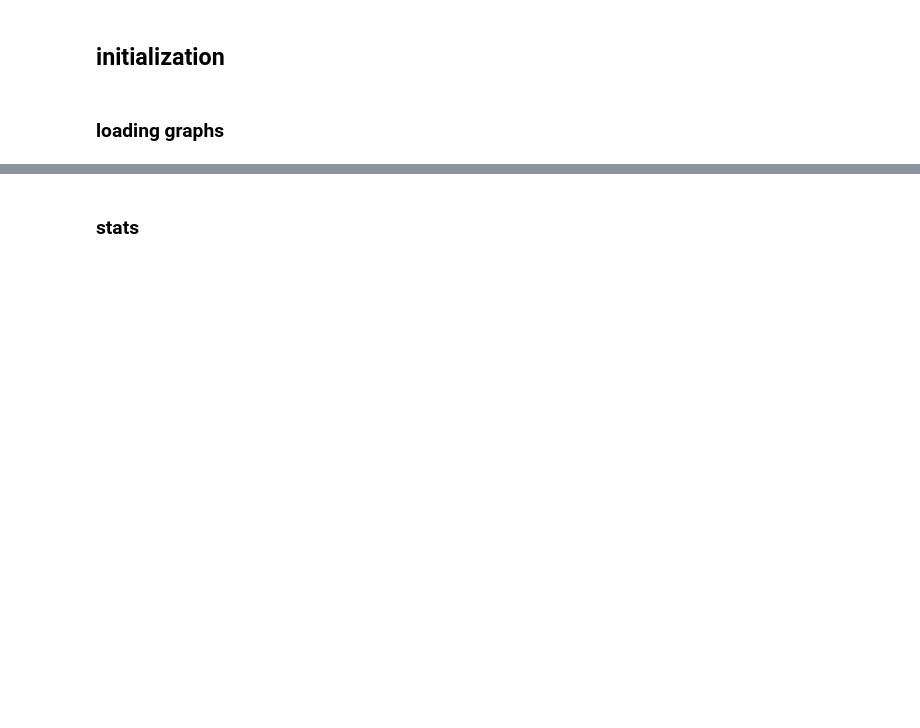
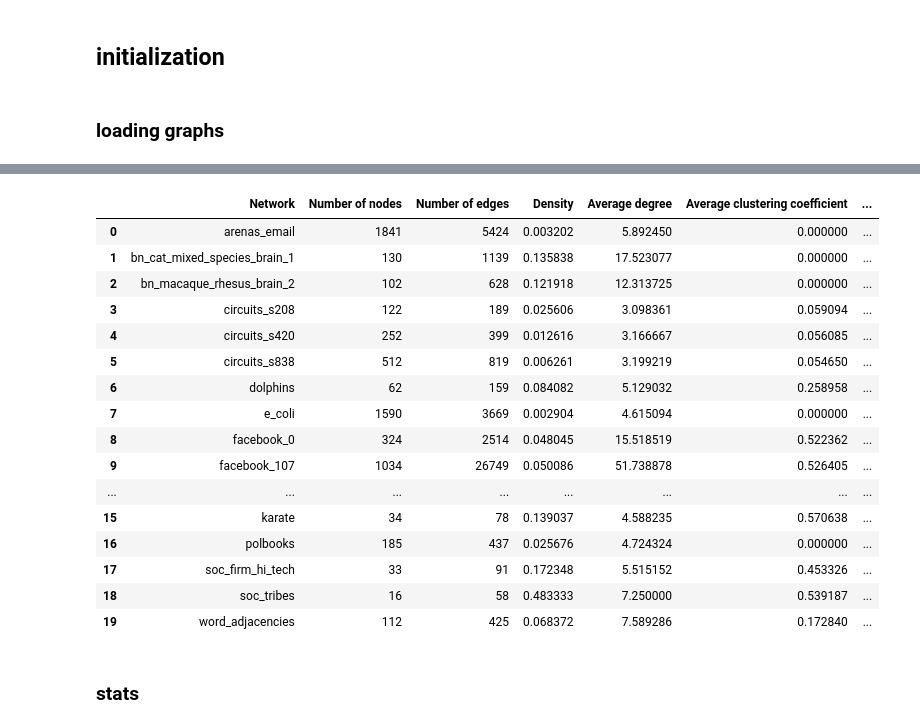
Before and after one commit to raysas/network-disintegration-attacks, a Jupyter notebook: code/real_attack.ipynb, the cells around one changed output, grey strips where cells are left out. Saved outputs shown, nothing was run; the diff lists cells and outputs as text; code cells hidden in the pictures; blank space fills up the shorter version.

```diff
--- a/code/real_attack.ipynb
+++ b/code/real_attack.ipynb
@@ -56,3 +56,40 @@ word_adjacencies_stat = {'name': 'word_adjacencies', 'node_num': word_adjacencie
 er_graph_stat = {'name': 'er_graph', 'node_num': er_graph.number_of_nodes(), 'edge_num': er_graph.number_of_edges(), 'density':nx.density(er_graph)}
 graph_stat = [arenas_email_stat, bn_cat_mixed_species_brain_1_stat, bn_macaque_rhesus_brain_2_stat, circuits_s208_stat, circuits_s420_stat, circuits_s838_stat, dolphins_stat, e_coli_stat, facebook_0_stat, facebook_107_stat, facebook_1684_stat, facebook_348_stat, facebook_414_stat, facebook_686_stat, fb_pages_food_stat, karate_stat, polbooks_stat, soc_firm_hi_tech_stat, soc_tribes_stat, word_adjacencies_stat, er_graph_stat]
 graph_stat = pd.DataFrame(graph_stat)
+# %%
+def compute_network_stats(G, network_name):
+    largest_cc = max(nx.connected_components(G), key=len)
+    largest_cc_subgraph = G.subgraph(largest_cc)
+    stats = {
+        "Network": network_name,
+        "Number of nodes": largest_cc_subgraph.number_of_nodes(),
+        "Number of edges": largest_cc_subgraph.number_of_edges(),
+        "Density": nx.density(largest_cc_subgraph),
+        "Average degree": np.mean(list(dict(largest_cc_subgraph.degree()).values())),
+        "Average clustering coefficient": nx.average_clustering(largest_cc_subgraph),
+        "Average shortest path length": nx.average_shortest_path_length(largest_cc_subgraph),
+        "Diameter": nx.diameter(largest_cc_subgraph)
+    }
+
+    return stats
+
+arenas_email_stats = compute_network_stats(arenas_email, 'arenas_email')
+bn_cat_mixed_species_brain_1_stats = compute_network_stats(bn_cat_mixed_species_brain_1, 'bn_cat_mixed_species_brain_1')
+bn_macaque_rhesus_brain_2_stats = compute_network_stats(bn_macaque_rhesus_brain_2, 'bn_macaque_rhesus_brain_2')
+circuits_s208_stats = compute_network_stats(circuits_s208, 'circuits_s208')
+circuits_s420_stats = compute_network_stats(circuits_s420, 'circuits_s420')
+circuits_s838_stats = compute_network_stats(circuits_s838, 'circuits_s838')
+dolphins_stats = compute_network_stats(dolphins, 'dolphins')
+e_coli_stats = compute_network_stats(e_coli, 'e_coli')
+facebook_0_stats = compute_network_stats(facebook_0, 'facebook_0')
+facebook_107_stats = compute_network_stats(facebook_107, 'facebook_107')
+facebook_1684_stats = compute_network_stats(facebook_1684, 'facebook_1684')
+facebook_348_stats = compute_network_stats(facebook_348, 'facebook_348')
+facebook_414_stats = compute_network_stats(facebook_414, 'facebook_414')
+facebook_686_stats = compute_network_stats(facebook_686, 'facebook_686')
+fb_pages_food_stats = compute_network_stats(fb_pages_food, 'fb_pages_food')
+karate_stats = compute_network_stats(karate, 'karate')
+polbooks_stats = compute_network_stats(polbooks, 'polbooks')
+soc_firm_hi_tech_stats = compute_network_stats(soc_firm_hi_tech, 'soc_firm_hi_tech')
+soc_tribes_stats = compute_network_stats(soc_tribes, 'soc_tribes')
+word_adjacencies_stats = compute_network_stats(word_adjacencies, 'word_adjacencies')
@@ -59,3 +114,27 @@ graph_stat = pd.DataFrame(graph_stat)
+# %%
+
+graph_stats_1 = [arenas_email_stats, bn_cat_mixed_species_brain_1_stats, bn_macaque_rhesus_brain_2_stats, circuits_s208_stats, circuits_s420_stats, circuits_s838_stats, dolphins_stats, e_coli_stats, facebook_0_stats, facebook_107_stats, facebook_1684_stats, facebook_348_stats, facebook_414_stats, facebook_686_stats, fb_pages_food_stats, karate_stats, polbooks_stats, soc_firm_hi_tech_stats, soc_tribes_stats, word_adjacencies_stats]
+graph_stats_1 = pd.DataFrame(graph_stats_1)
+graph_stats_1.to_csv('../results/graph_stats.csv')
+graph_stats_1
+# %% [output]
+|  | Network | Number of nodes | Number of edges | Density | Average degree | Average clustering coefficient | ... |
+| 0 | arenas_email | 1841 | 5424 | 0.003202 | 5.892450 | 0.000000 | ... |
+| 1 | bn_cat_mixed_species_brain_1 | 130 | 1139 | 0.135838 | 17.523077 | 0.000000 | ... |
+| 2 | bn_macaque_rhesus_brain_2 | 102 | 628 | 0.121918 | 12.313725 | 0.000000 | ... |
+| 3 | circuits_s208 | 122 | 189 | 0.025606 | 3.098361 | 0.059094 | ... |
+| 4 | circuits_s420 | 252 | 399 | 0.012616 | 3.166667 | 0.056085 | ... |
+| 5 | circuits_s838 | 512 | 819 | 0.006261 | 3.199219 | 0.054650 | ... |
+| 6 | dolphins | 62 | 159 | 0.084082 | 5.129032 | 0.258958 | ... |
+| 7 | e_coli | 1590 | 3669 | 0.002904 | 4.615094 | 0.000000 | ... |
+| 8 | facebook_0 | 324 | 2514 | 0.048045 | 15.518519 | 0.522362 | ... |
+| 9 | facebook_107 | 1034 | 26749 | 0.050086 | 51.738878 | 0.526405 | ... |
+| ... | ... | ... | ... | ... | ... | ... | ... |
+| 15 | karate | 34 | 78 | 0.139037 | 4.588235 | 0.570638 | ... |
+| 16 | polbooks | 185 | 437 | 0.025676 | 4.724324 | 0.000000 | ... |
+| 17 | soc_firm_hi_tech | 33 | 91 | 0.172348 | 5.515152 | 0.453326 | ... |
+| 18 | soc_tribes | 16 | 58 | 0.483333 | 7.250000 | 0.539187 | ... |
+| 19 | word_adjacencies | 112 | 425 | 0.068372 | 7.589286 | 0.172840 | ... |
 # %% [markdown]
 ### stats
 # %%
```
Also changed, not shown: parts of 3 cells of this notebook, 5 other files.
